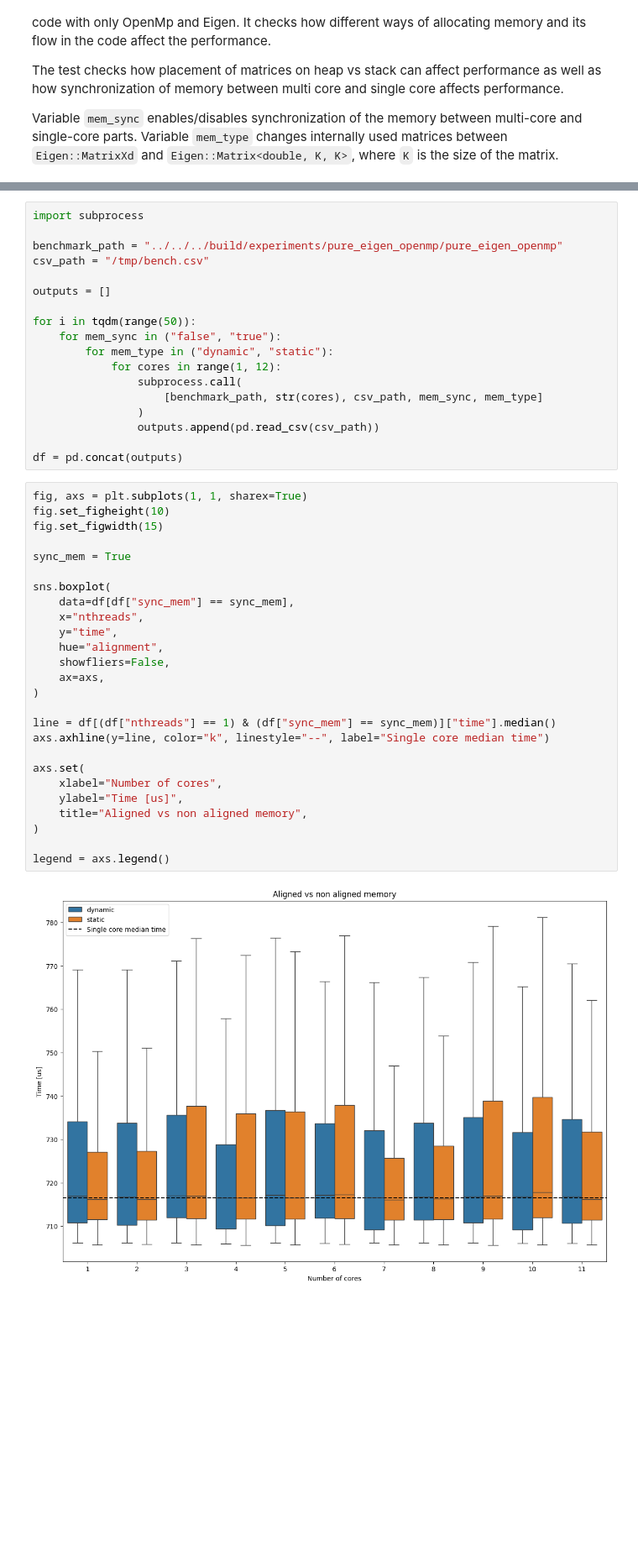
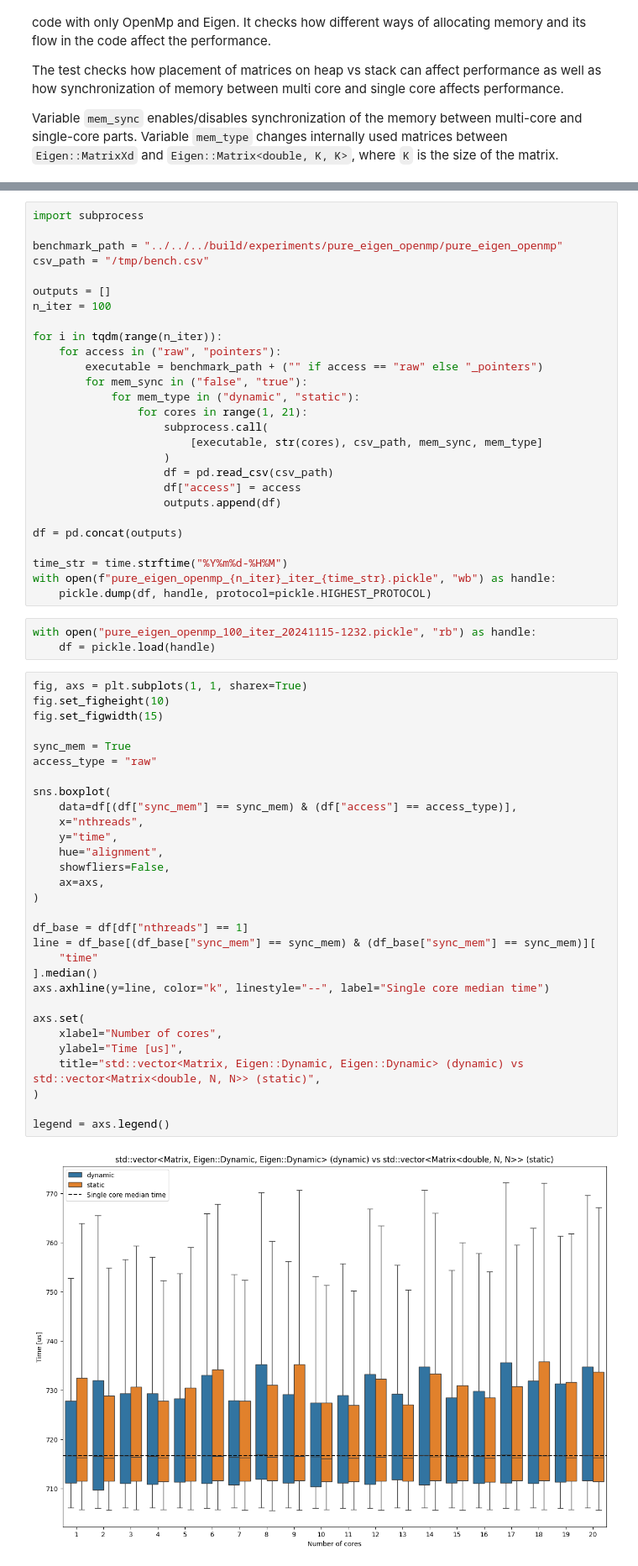
Before and after one commit to Kotochleb/crocoddyl-multithreading-benchmark, a Jupyter notebook: experiments/pure_eigen_openmp/notebooks/pure_eigen_openmp.ipynb, the cells around one changed output, grey strips where cells are left out. Shown at 84% size. Cells and saved outputs as stored; diff of their text form; blank space fills up the shorter version.

Commit message:
Add benchmark testing shared pointers

```diff
--- a/experiments/pure_eigen_openmp/notebooks/pure_eigen_openmp.ipynb
+++ b/experiments/pure_eigen_openmp/notebooks/pure_eigen_openmp.ipynb
@@ -19,42 +26,58 @@ benchmark_path = "../../../build/experiments/pure_eigen_openmp/pure_eigen_openmp
 csv_path = "/tmp/bench.csv"
 
 outputs = []
+n_iter = 100
 
-for i in tqdm(range(50)):
-    for mem_sync in ("false", "true"):
-        for mem_type in ("dynamic", "static"):
-            for cores in range(1, 12):
-                subprocess.call(
-                    [benchmark_path, str(cores), csv_path, mem_sync, mem_type]
-                )
-                outputs.append(pd.read_csv(csv_path))
+for i in tqdm(range(n_iter)):
+    for access in ("raw", "pointers"):
+        executable = benchmark_path + ("" if access == "raw" else "_pointers")
+        for mem_sync in ("false", "true"):
+            for mem_type in ("dynamic", "static"):
+                for cores in range(1, 21):
+                    subprocess.call(
+                        [executable, str(cores), csv_path, mem_sync, mem_type]
+                    )
+                    df = pd.read_csv(csv_path)
+                    df["access"] = access
+                    outputs.append(df)
 
 df = pd.concat(outputs)
+
+time_str = time.strftime("%Y%m%d-%H%M")
+with open(f"pure_eigen_openmp_{n_iter}_iter_{time_str}.pickle", "wb") as handle:
+    pickle.dump(df, handle, protocol=pickle.HIGHEST_PROTOCOL)
+# %%
+with open("pure_eigen_openmp_100_iter_20241115-1232.pickle", "rb") as handle:
+    df = pickle.load(handle)
 # %%
 fig, axs = plt.subplots(1, 1, sharex=True)
 fig.set_figheight(10)
 fig.set_figwidth(15)
 
 sync_mem = True
+access_type = "raw"
 
 sns.boxplot(
-    data=df[df["sync_mem"] == sync_mem],
+    data=df[(df["sync_mem"] == sync_mem) & (df["access"] == access_type)],
     x="nthreads",
     y="time",
     hue="alignment",
     showfliers=False,
     ax=axs,
 )
 
-line = df[(df["nthreads"] == 1) & (df["sync_mem"] == sync_mem)]["time"].median()
+df_base = df[df["nthreads"] == 1]
+line = df_base[(df_base["sync_mem"] == sync_mem) & (df_base["sync_mem"] == sync_mem)][
+    "time"
+].median()
 axs.axhline(y=line, color="k", linestyle="--", label="Single core median time")
 
 axs.set(
     xlabel="Number of cores",
     ylabel="Time [us]",
-    title="Aligned vs non aligned memory",
+    title="std::vector<Matrix, Eigen::Dynamic, Eigen::Dynamic> (dynamic) vs std::vector<Matrix<double, N, N>> (static)",
 )
 
 legend = axs.legend()
 # %% [output]
-[figure, old version]
+[figure, new version]
```
Also changed, not shown: parts of 3 cells of this notebook, 2 other files.
